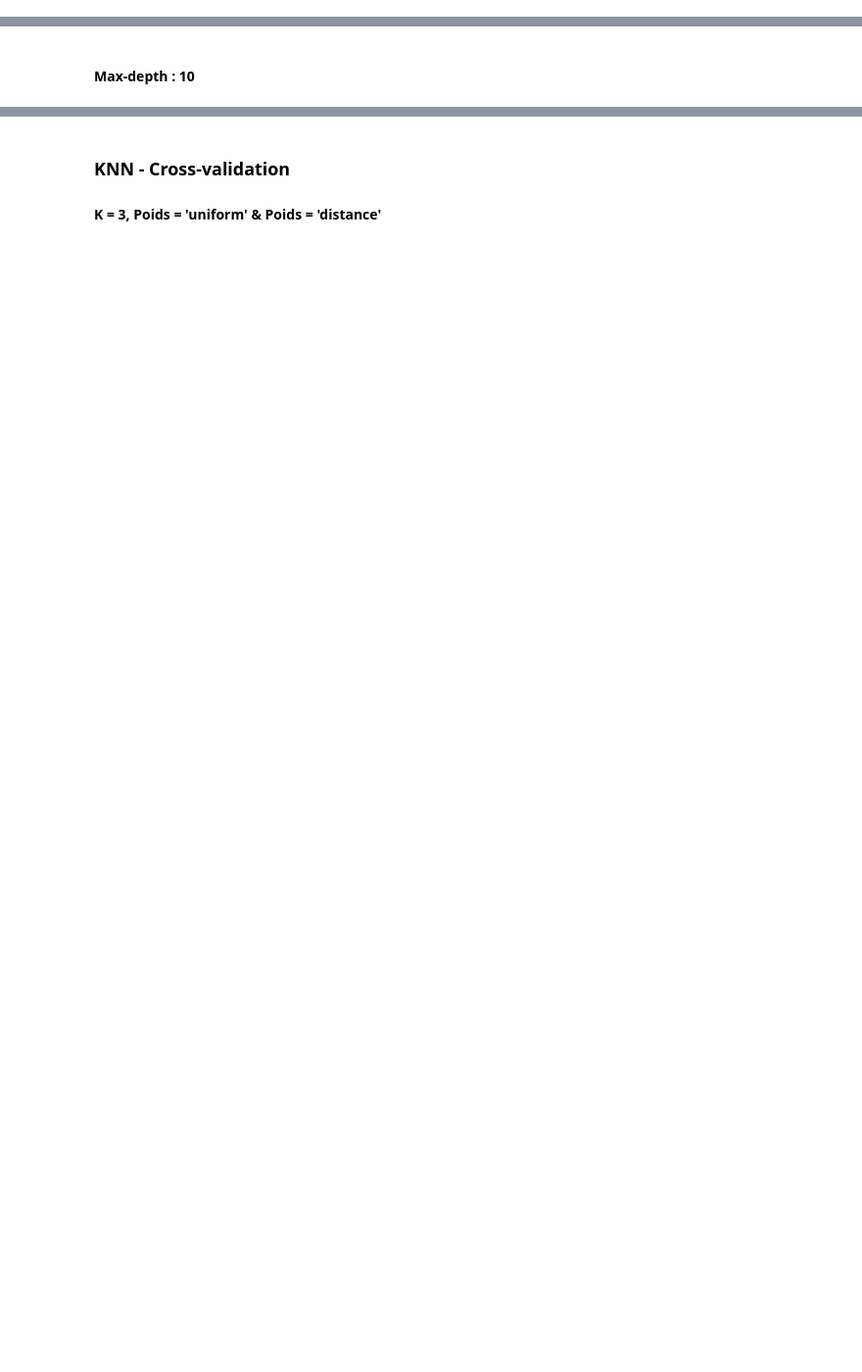
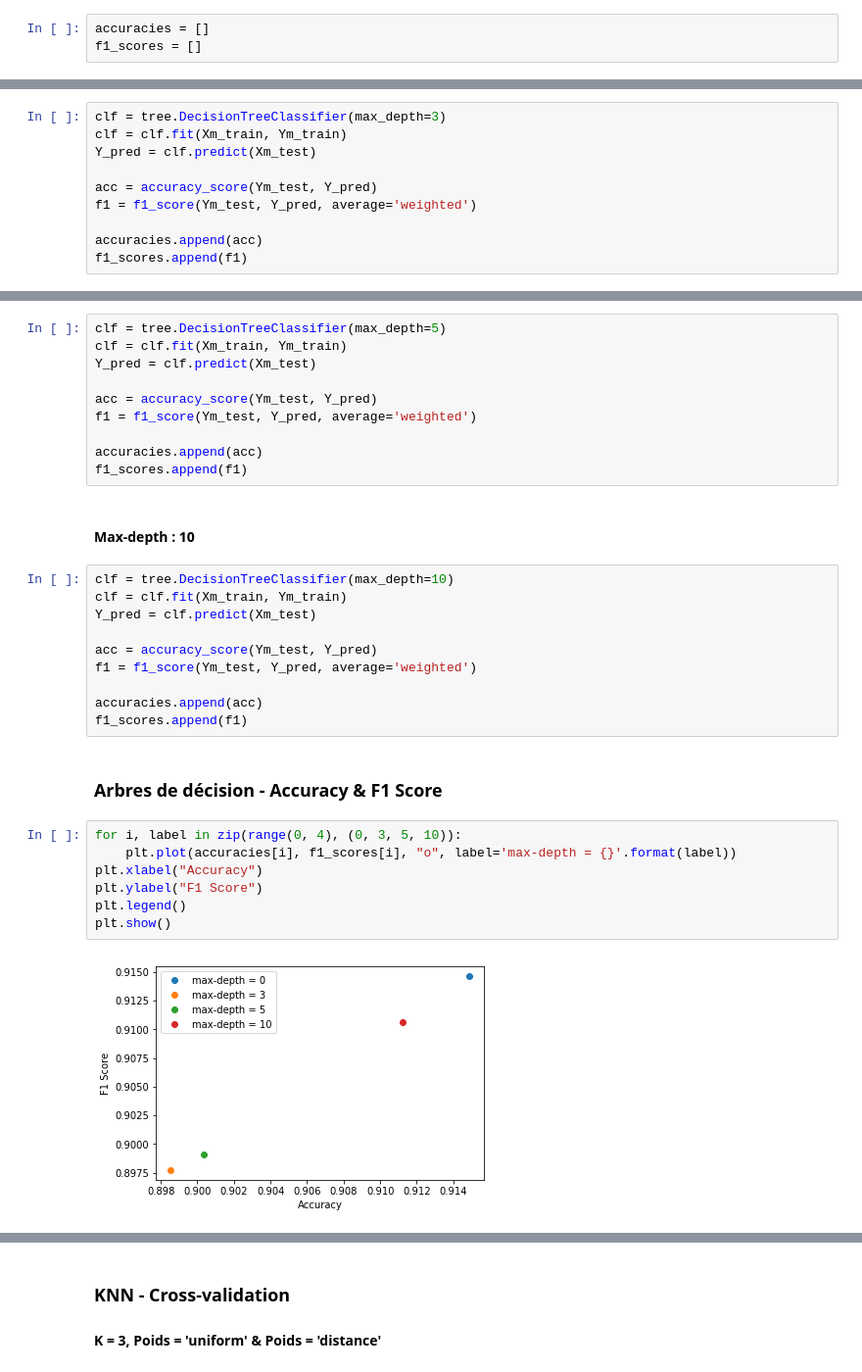
Before and after one commit to lodtan/gti770-tp2, a Jupyter notebook: GTI770-TP02.ipynb, the cells around one changed output, grey strips where cells are left out. Shown at 98% size. Drawn from its saved outputs; the diff is of its cells as text; blank space fills up the shorter version.

```diff
--- a/GTI770-TP02.ipynb
+++ b/GTI770-TP02.ipynb
@@ -68,0 +68,3 @@ print(scores)
+# %%
+accuracies = []
+f1_scores = []
@@ -77,2 +83,12 @@ print(scores)
+# %%
+clf = tree.DecisionTreeClassifier(max_depth=3)
+clf = clf.fit(Xm_train, Ym_train)
+Y_pred = clf.predict(Xm_test)
+
+acc = accuracy_score(Ym_test, Y_pred)
+f1 = f1_score(Ym_test, Y_pred, average='weighted')
+
+accuracies.append(acc)
+f1_scores.append(f1)
 # %% [markdown]
 #### Max-depth : 5
@@ -85,2 +95,33 @@ print(scores)
+# %%
+clf = tree.DecisionTreeClassifier(max_depth=5)
+clf = clf.fit(Xm_train, Ym_train)
+Y_pred = clf.predict(Xm_test)
+
+acc = accuracy_score(Ym_test, Y_pred)
+f1 = f1_score(Ym_test, Y_pred, average='weighted')
+
+accuracies.append(acc)
+f1_scores.append(f1)
 # %% [markdown]
 #### Max-depth : 10
+# %%
+clf = tree.DecisionTreeClassifier(max_depth=10)
+clf = clf.fit(Xm_train, Ym_train)
+Y_pred = clf.predict(Xm_test)
+
+acc = accuracy_score(Ym_test, Y_pred)
+f1 = f1_score(Ym_test, Y_pred, average='weighted')
+
+accuracies.append(acc)
+f1_scores.append(f1)
+# %% [markdown]
+### Arbres de décision - Accuracy & F1 Score
+# %%
+for i, label in zip(range(0, 4), (0, 3, 5, 10)):
+    plt.plot(accuracies[i], f1_scores[i], "o", label='max-depth = {}'.format(label))
+plt.xlabel("Accuracy")
+plt.ylabel("F1 Score")
+plt.legend()
+plt.show()
+# %% [output]
+[figure, added]
```
Also changed, not shown: parts of 25 cells of this notebook.
